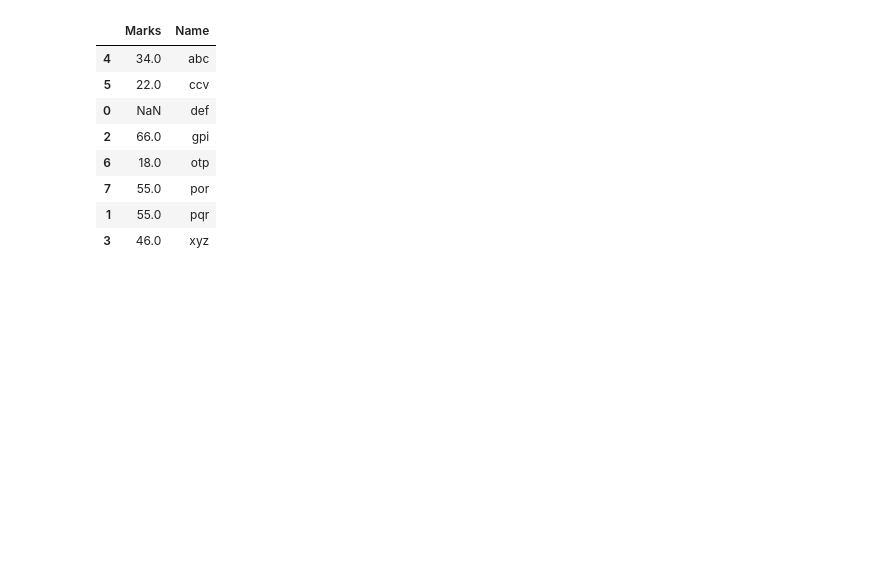
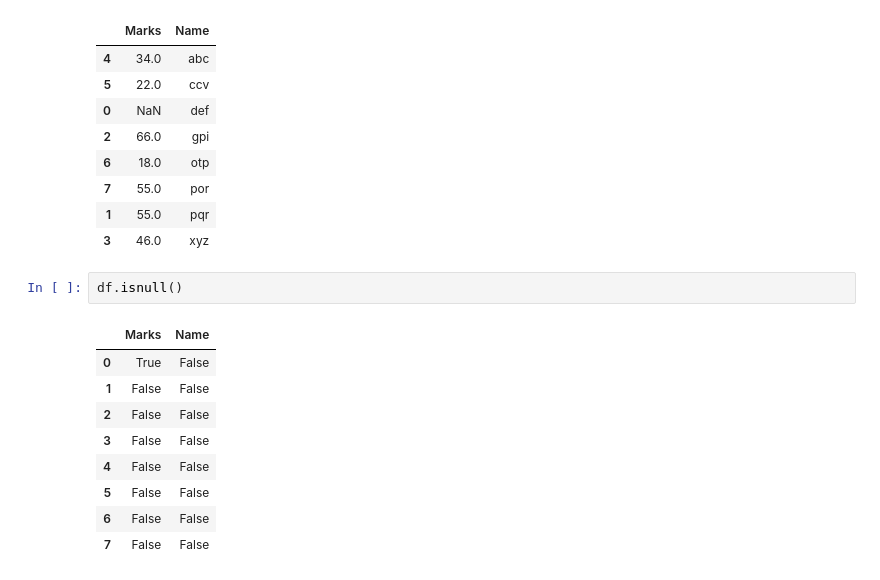
Before and after one commit to varadmahatme/Advanced-machine-learning-deep-learning, a Jupyter notebook: AMLDL1.ipynb, the cells around one changed output. Saved outputs shown, nothing was run; the diff lists cells and outputs as text; blank space fills up the shorter version.

```diff
--- a/AMLDL1.ipynb
+++ b/AMLDL1.ipynb
@@ -887,3 +887,15 @@ df.sort_values(by='Name')
 | 7 | 55.0 | por |
 | 1 | 55.0 | pqr |
 | 3 | 46.0 | xyz |
+# %%
+df.isnull()
+# %% [output]
+|  | Marks | Name |
+| 0 | True | False |
+| 1 | False | False |
+| 2 | False | False |
+| 3 | False | False |
+| 4 | False | False |
+| 5 | False | False |
+| 6 | False | False |
+| 7 | False | False |
```
Also changed, not shown: parts of 2 cells of this notebook.
